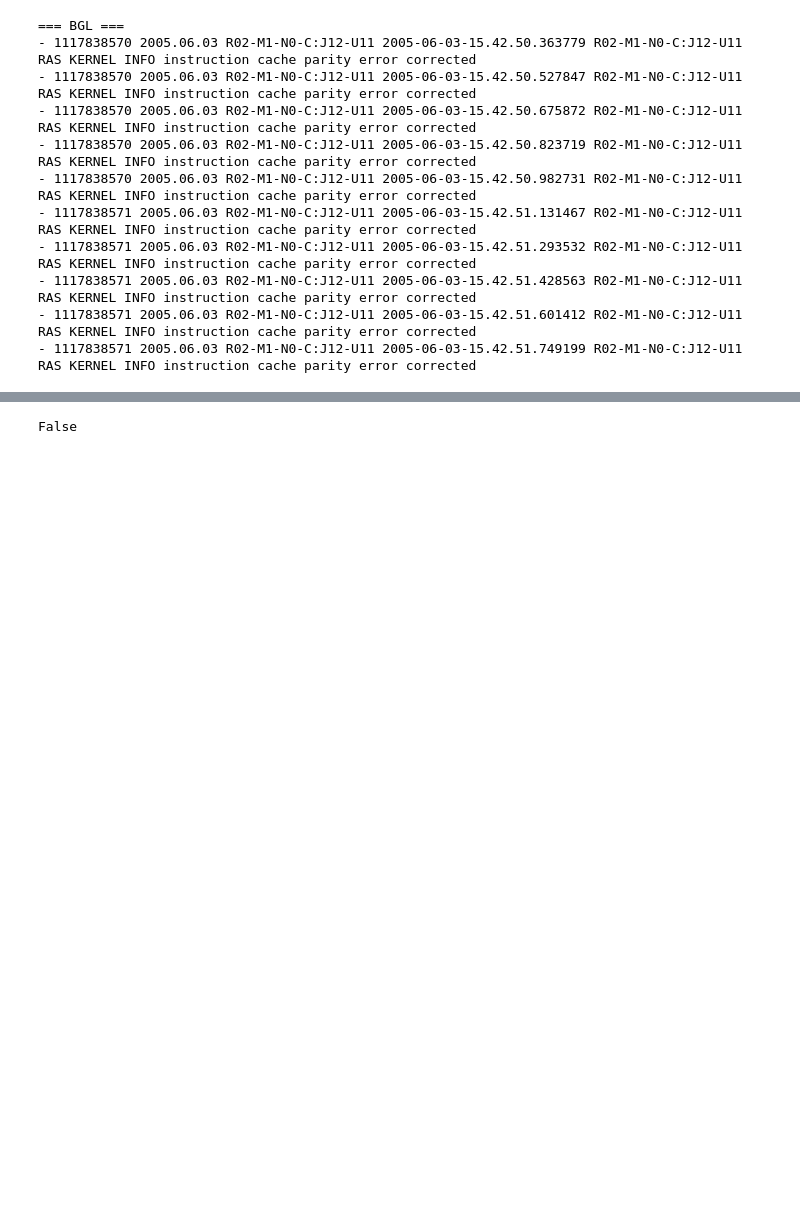
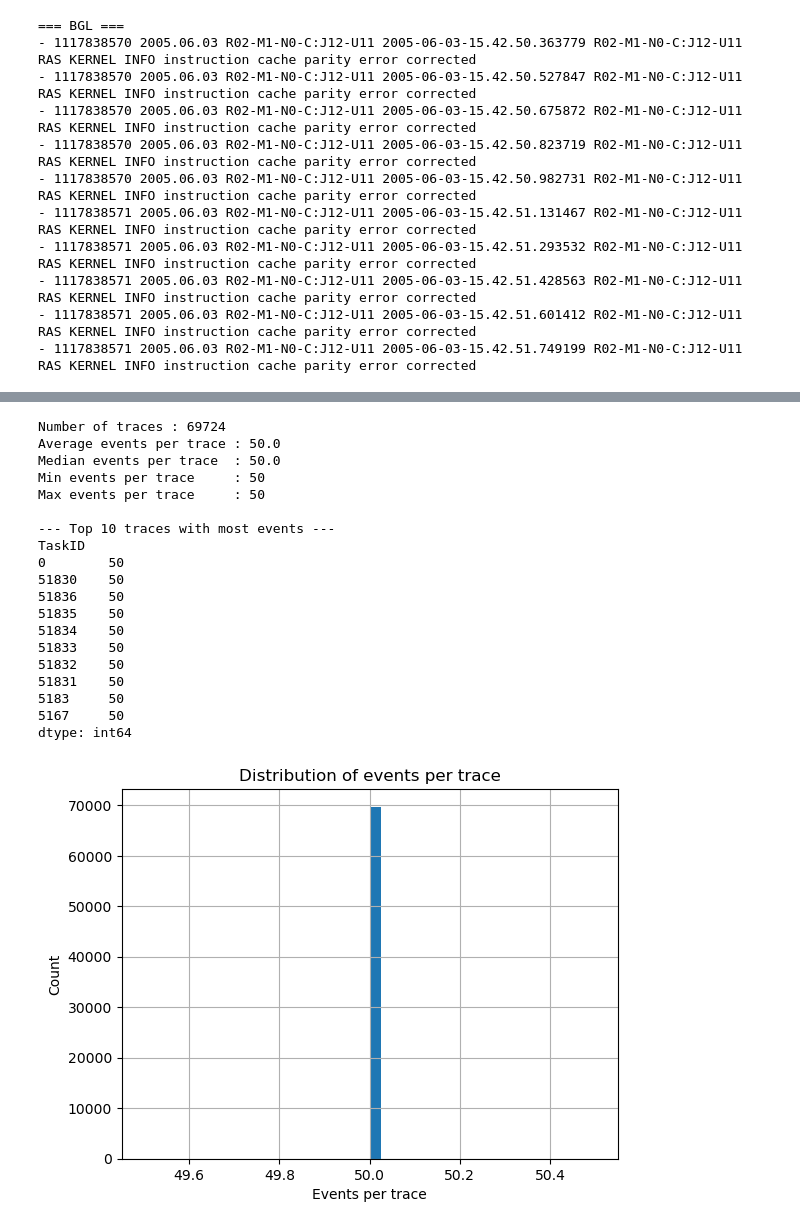
Before and after one commit to mthsngn/Project-LOG6309E, a Jupyter notebook: ipynb/test.ipynb, the cells around one changed output, grey strips where cells are left out. Drawn from its saved outputs; the diff is of its cells as text; code cells hidden in the pictures; blank space fills up the shorter version.

```diff
--- a/ipynb/test.ipynb
+++ b/ipynb/test.ipynb
@@ -128,5 +129,56 @@ Name: count, dtype: float64
-# %%
-import torch
-print(torch.cuda.is_available())
-# %% [output]
-False
+# %%
+import pandas as pd
+
+# Path to your events file
+events_path = "../master_tables/BGL/test/events.csv"
+
+# Load CSV
+df = pd.read_csv(events_path)
+
+# Ensure TaskID is treated as string (important!)
+df["TaskID"] = df["TaskID"].astype(str)
+
+# Count events per trace
+events_per_trace = df.groupby("TaskID").size()
+
+# Print stats
+print("Number of traces :", len(events_per_trace))
+print("Average events per trace :", events_per_trace.mean())
+print("Median events per trace  :", events_per_trace.median())
+print("Min events per trace     :", events_per_trace.min())
+print("Max events per trace     :", events_per_trace.max())
+
+print("\n--- Top 10 traces with most events ---")
+print(events_per_trace.sort_values(ascending=False).head(10))
+
+# (Optional) histogram
+try:
+    import matplotlib.pyplot as plt
+    events_per_trace.hist(bins=40)
+    plt.title("Distribution of events per trace")
+    plt.xlabel("Events per trace")
+    plt.ylabel("Count")
+    plt.show()
+except ImportError:
+    pass
+# %% [output]
+Number of traces : 69724
+Average events per trace : 50.0
+Median events per trace  : 50.0
+Min events per trace     : 50
+Max events per trace     : 50
+
+--- Top 10 traces with most events ---
+TaskID
+0        50
+51830    50
+51836    50
+51835    50
+51834    50
+51833    50
+51832    50
+51831    50
+5183     50
+5167     50
+dtype: int64
+[figure, added]
```
Also changed, not shown: parts of 12 cells of this notebook, 17 other files.
